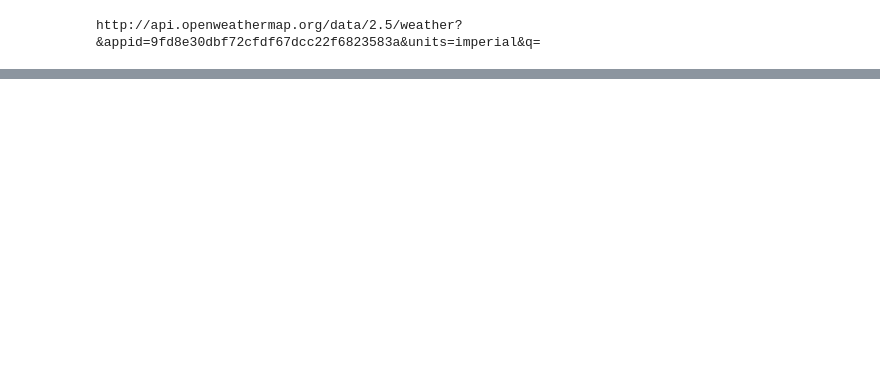
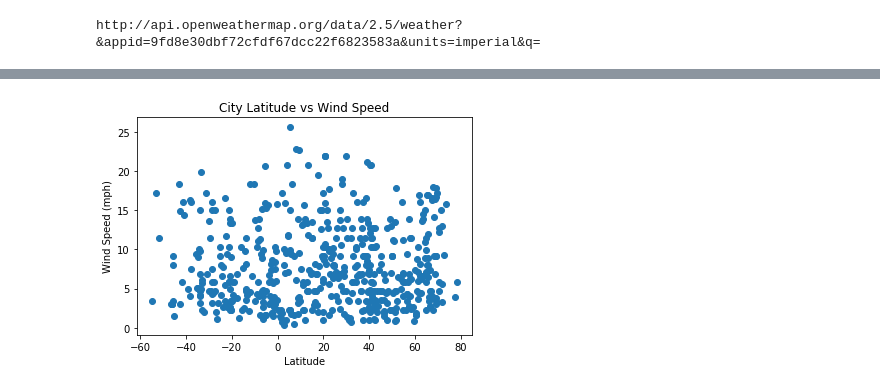
Before and after one commit to kirushan3/python-api-challenge, a Jupyter notebook: WeatherPy/WeatherPy.ipynb, the cells around one changed output, grey strips where cells are left out. Drawn from its saved outputs; the diff is of its cells as text; code cells hidden in the pictures; blank space fills up the shorter version.

```diff
--- a/WeatherPy/WeatherPy.ipynb
+++ b/WeatherPy/WeatherPy.ipynb
@@ -212,0 +222,17 @@ dtype: int64
+# %%
+#latitude vs wind speed
+x_val_wind = cleaned_weather_df["Latitude"]
+y_val_wind = cleaned_weather_df["Wind Speed"]
+
+plt.scatter(x_val_wind, y_val_wind)
+plt.title("City Latitude vs Wind Speed")
+plt.xlabel("Latitude")
+plt.ylabel("Wind Speed (mph)")
+
+#save figure
+plt.savefig("LatitudevsWindspeed.png")
+plt.show()
+#wind speed does not have a direct correlation to latitude.
+#equator proximity holds the highest wind speed (~25mph)
+# %% [output]
+[figure, added]
```
Also changed, not shown: parts of 26 cells of this notebook, 6 other files.
